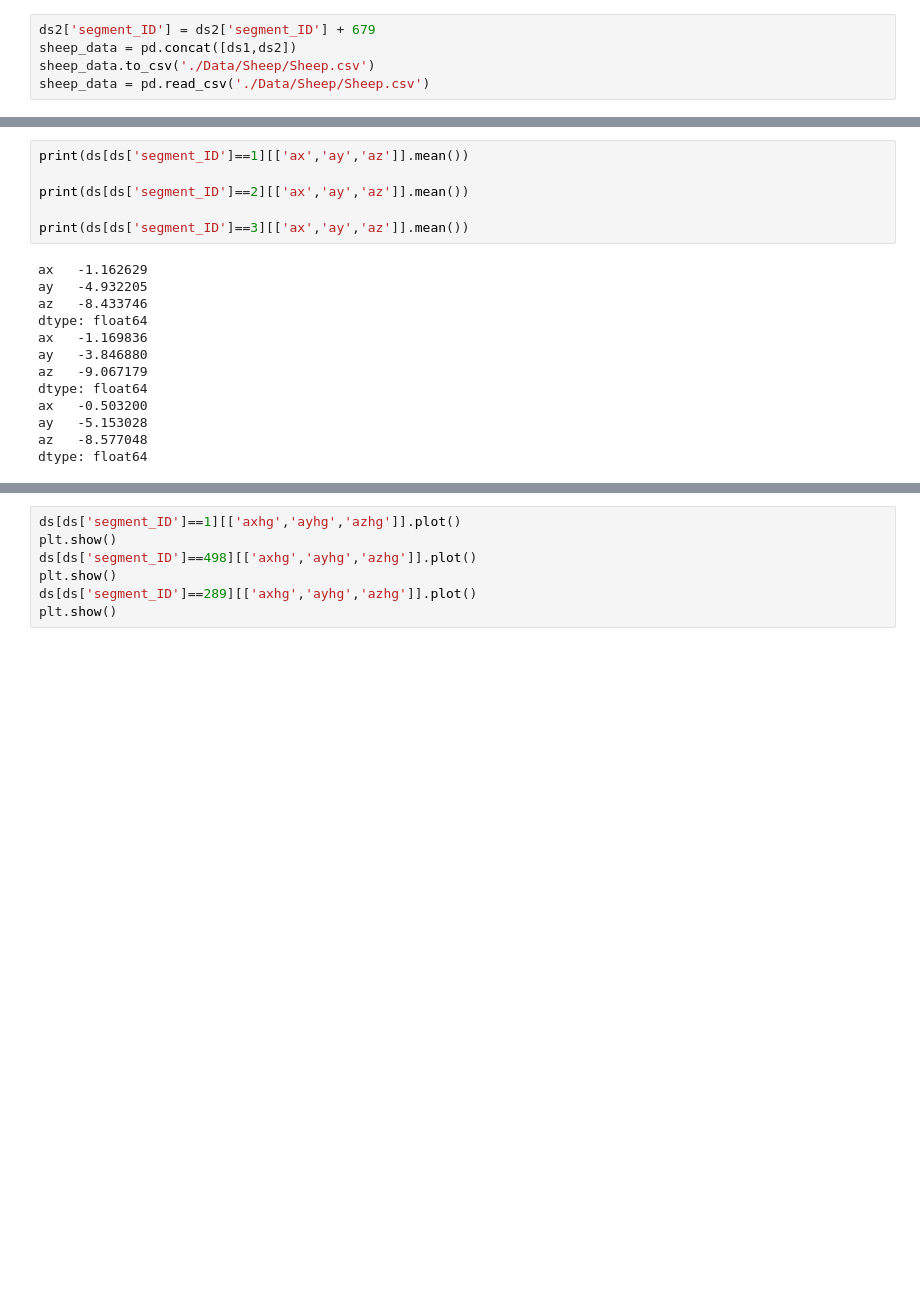
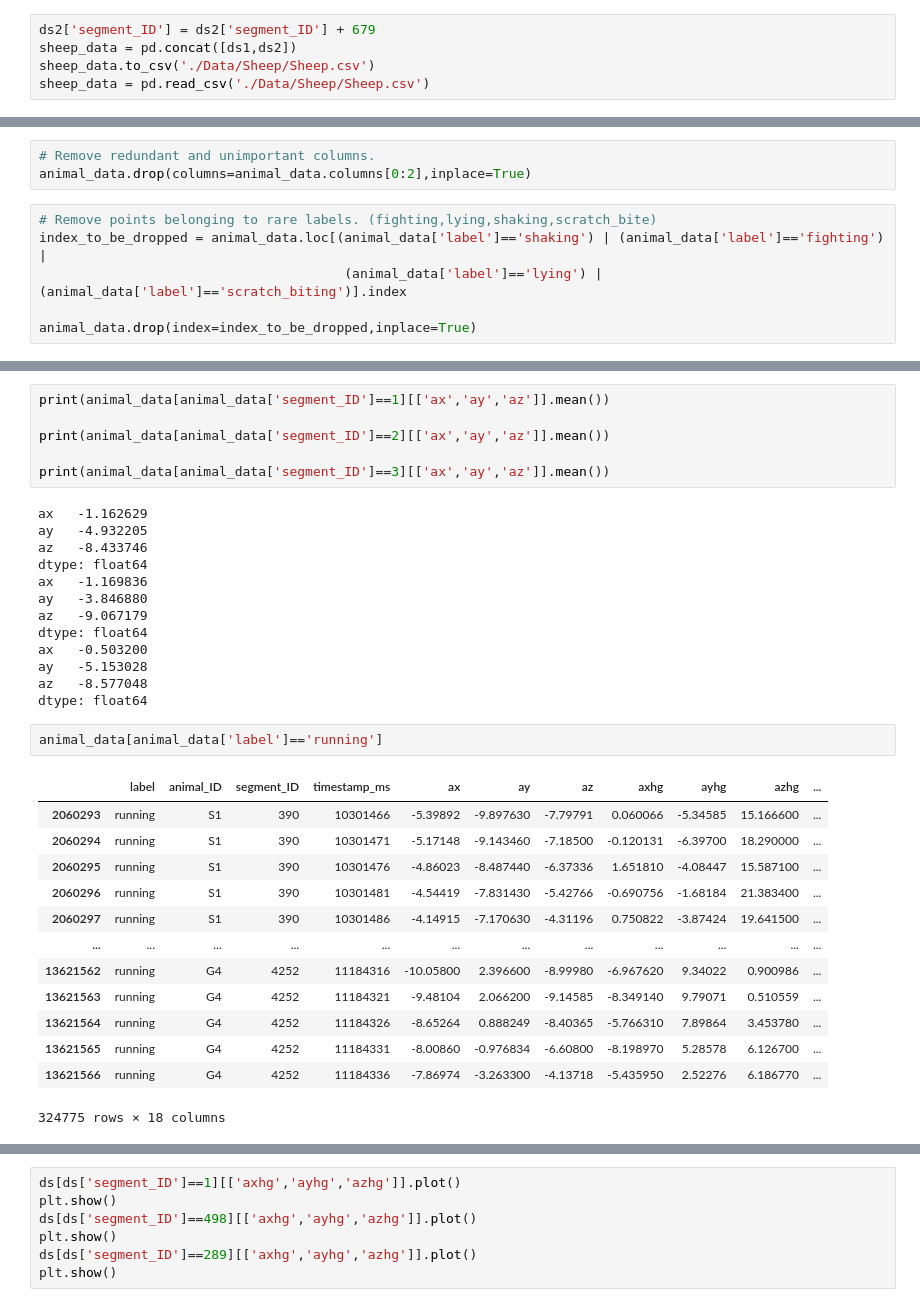
Before and after one commit to SharathRajMohan/AnimalCollarAI, a Jupyter notebook: AnimalMonitoring.ipynb, the cells around one changed output, grey strips where cells are left out. Saved outputs shown, nothing was run; the diff lists cells and outputs as text; blank space fills up the shorter version.

```diff
--- a/AnimalMonitoring.ipynb
+++ b/AnimalMonitoring.ipynb
@@ -48,0 +81,9 @@ sns.barplot(x=labels,y=data_points,hue=labels)
+# %%
+# Remove redundant and unimportant columns.
+animal_data.drop(columns=animal_data.columns[0:2],inplace=True)
+# %%
+# Remove points belonging to rare labels. (fighting,lying,shaking,scratch_bite)
+index_to_be_dropped = animal_data.loc[(animal_data['label']=='shaking') | (animal_data['label']=='fighting') |
+                                       (animal_data['label']=='lying') | (animal_data['label']=='scratch_biting')].index
+
+animal_data.drop(index=index_to_be_dropped,inplace=True)
@@ -49,9 +101,9 @@ sns.barplot(x=labels,y=data_points,hue=labels)
 # %%
-print(ds[ds['segment_ID']==1][['ax','ay','az']].mean())
+print(animal_data[animal_data['segment_ID']==1][['ax','ay','az']].mean())
 
-print(ds[ds['segment_ID']==2][['ax','ay','az']].mean())
+print(animal_data[animal_data['segment_ID']==2][['ax','ay','az']].mean())
 
-print(ds[ds['segment_ID']==3][['ax','ay','az']].mean())
+print(animal_data[animal_data['segment_ID']==3][['ax','ay','az']].mean())
 # %% [output]
 ax   -1.162629
 ay   -4.932205
@@ -65,4 +117,20 @@ ax   -0.503200
 ay   -5.153028
 az   -8.577048
 dtype: float64
+# %%
+animal_data[animal_data['label']=='running']
+# %% [output]
+|  | label | animal_ID | segment_ID | timestamp_ms | ax | ay | az | axhg | ayhg | azhg | ... |
+| 2060293 | running | S1 | 390 | 10301466 | -5.39892 | -9.897630 | -7.79791 | 0.060066 | -5.34585 | 15.166600 | ... |
+| 2060294 | running | S1 | 390 | 10301471 | -5.17148 | -9.143460 | -7.18500 | -0.120131 | -6.39700 | 18.290000 | ... |
+| 2060295 | running | S1 | 390 | 10301476 | -4.86023 | -8.487440 | -6.37336 | 1.651810 | -4.08447 | 15.587100 | ... |
+| 2060296 | running | S1 | 390 | 10301481 | -4.54419 | -7.831430 | -5.42766 | -0.690756 | -1.68184 | 21.383400 | ... |
+| 2060297 | running | S1 | 390 | 10301486 | -4.14915 | -7.170630 | -4.31196 | 0.750822 | -3.87424 | 19.641500 | ... |
+| ... | ... | ... | ... | ... | ... | ... | ... | ... | ... | ... | ... |
+| 13621562 | running | G4 | 4252 | 11184316 | -10.05800 | 2.396600 | -8.99980 | -6.967620 | 9.34022 | 0.900986 | ... |
+| 13621563 | running | G4 | 4252 | 11184321 | -9.48104 | 2.066200 | -9.14585 | -8.349140 | 9.79071 | 0.510559 | ... |
+| 13621564 | running | G4 | 4252 | 11184326 | -8.65264 | 0.888249 | -8.40365 | -5.766310 | 7.89864 | 3.453780 | ... |
+| 13621565 | running | G4 | 4252 | 11184331 | -8.00860 | -0.976834 | -6.60800 | -8.198970 | 5.28578 | 6.126700 | ... |
+| 13621566 | running | G4 | 4252 | 11184336 | -7.86974 | -3.263300 | -4.13718 | -5.435950 | 2.52276 | 6.186770 | ... |
+324775 rows × 18 columns
 # %%
```
Also changed, not shown: parts of 16 cells of this notebook, 3 other files.
